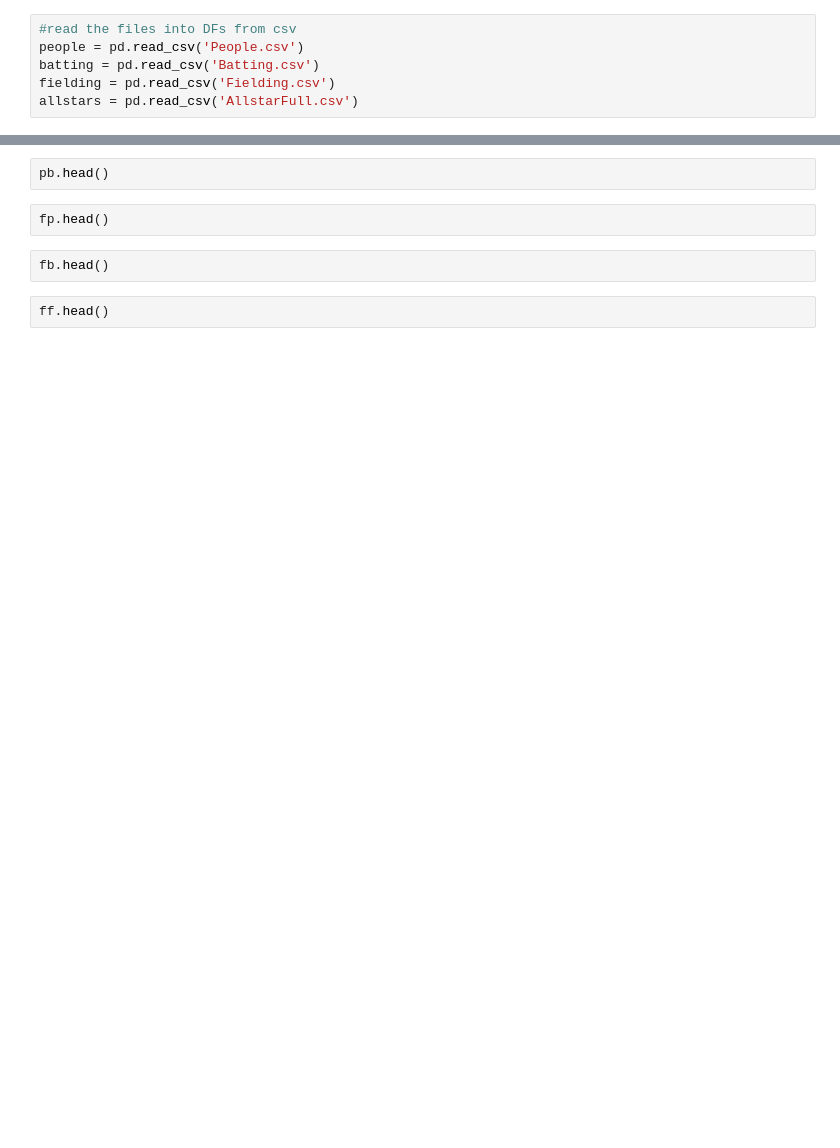
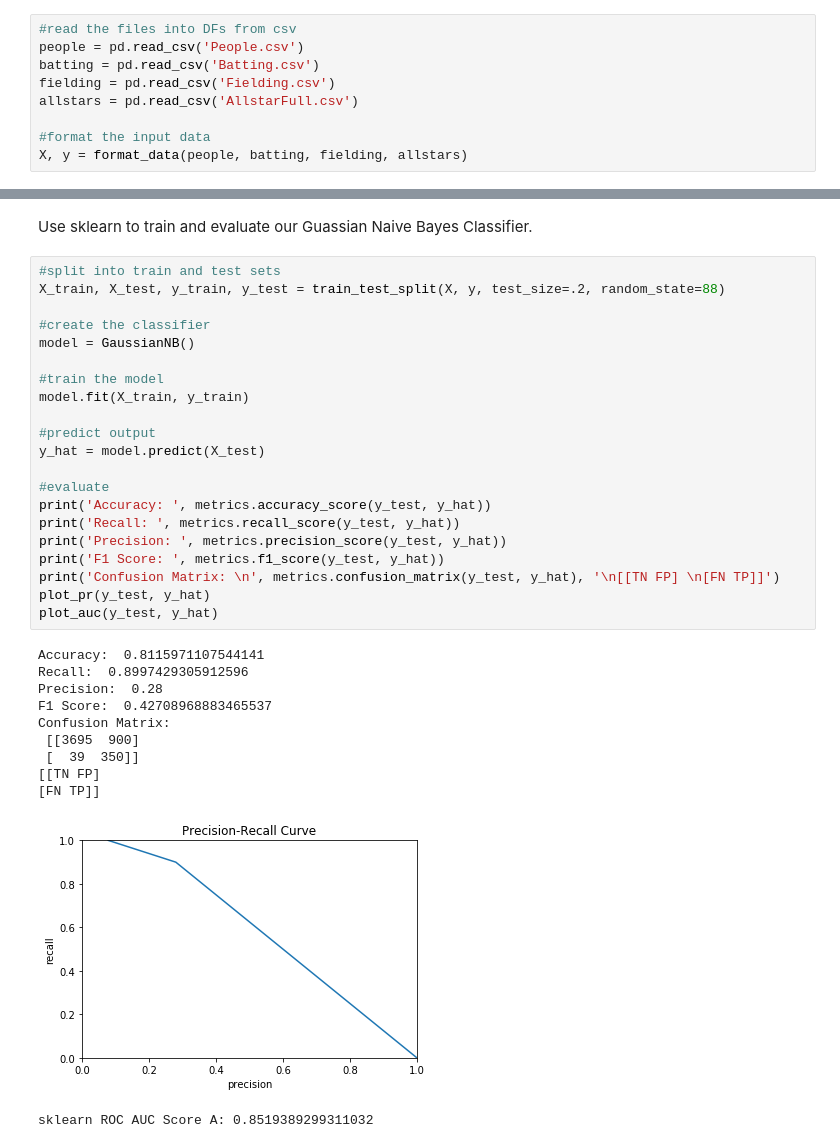
Before and after one commit to noahlustig/naive-bayes-sklearn, a Jupyter notebook: mlb-allstars-naive-bayes-sklearn.ipynb, the cells around one changed output, grey strips where cells are left out. Drawn from its saved outputs; the diff is of its cells as text; blank space fills up the shorter version.

Commit message:
implemented sklearn's metrics for the gaussian naive bayes classifier

```diff
--- a/mlb-allstars-naive-bayes-sklearn.ipynb
+++ b/mlb-allstars-naive-bayes-sklearn.ipynb
@@ -23,3 +131,6 @@ people = pd.read_csv('People.csv')
 batting = pd.read_csv('Batting.csv')
 fielding = pd.read_csv('Fielding.csv')
 allstars = pd.read_csv('AllstarFull.csv')
+
+#format the input data
+X, y = format_data(people, batting, fielding, allstars)
@@ -134,8 +137,35 @@ fa.head()
-# %%
-pb.head()
-# %%
-fp.head()
-# %%
-fb.head()
-# %%
-ff.head()
+# %% [markdown]
+Use sklearn to train and evaluate our Guassian Naive Bayes Classifier.
+# %%
+#split into train and test sets
+X_train, X_test, y_train, y_test = train_test_split(X, y, test_size=.2, random_state=88)
+
+#create the classifier
+model = GaussianNB()
+
+#train the model
+model.fit(X_train, y_train)
+
+#predict output
+y_hat = model.predict(X_test)
+
+#evaluate
+print('Accuracy: ', metrics.accuracy_score(y_test, y_hat))
+print('Recall: ', metrics.recall_score(y_test, y_hat))
+print('Precision: ', metrics.precision_score(y_test, y_hat))
+print('F1 Score: ', metrics.f1_score(y_test, y_hat))
+print('Confusion Matrix: \n', metrics.confusion_matrix(y_test, y_hat), '\n[[TN FP] \n[FN TP]]')
+plot_pr(y_test, y_hat)
+plot_auc(y_test, y_hat)
+# %% [output]
+Accuracy:  0.8115971107544141
+Recall:  0.8997429305912596
+Precision:  0.28
+F1 Score:  0.42708968883465537
+Confusion Matrix:
+ [[3695  900]
+ [  39  350]]
+[[TN FP]
+[FN TP]]
+[figure, added]
+sklearn ROC AUC Score A: 0.8519389299311032
```
Also changed, not shown: parts of 12 cells of this notebook.
